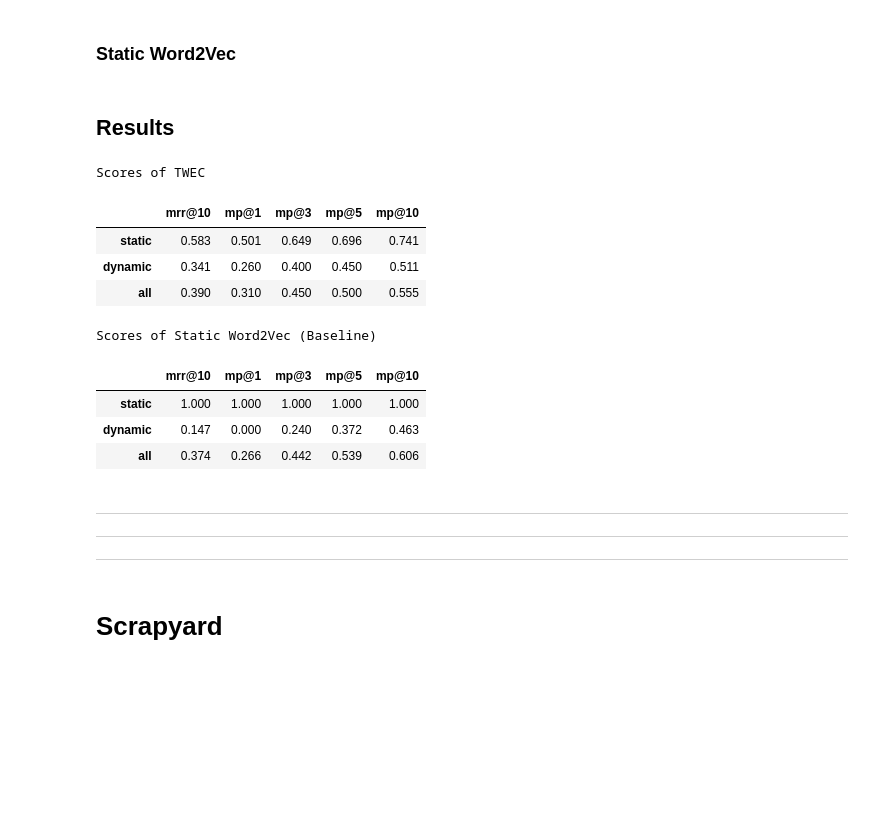
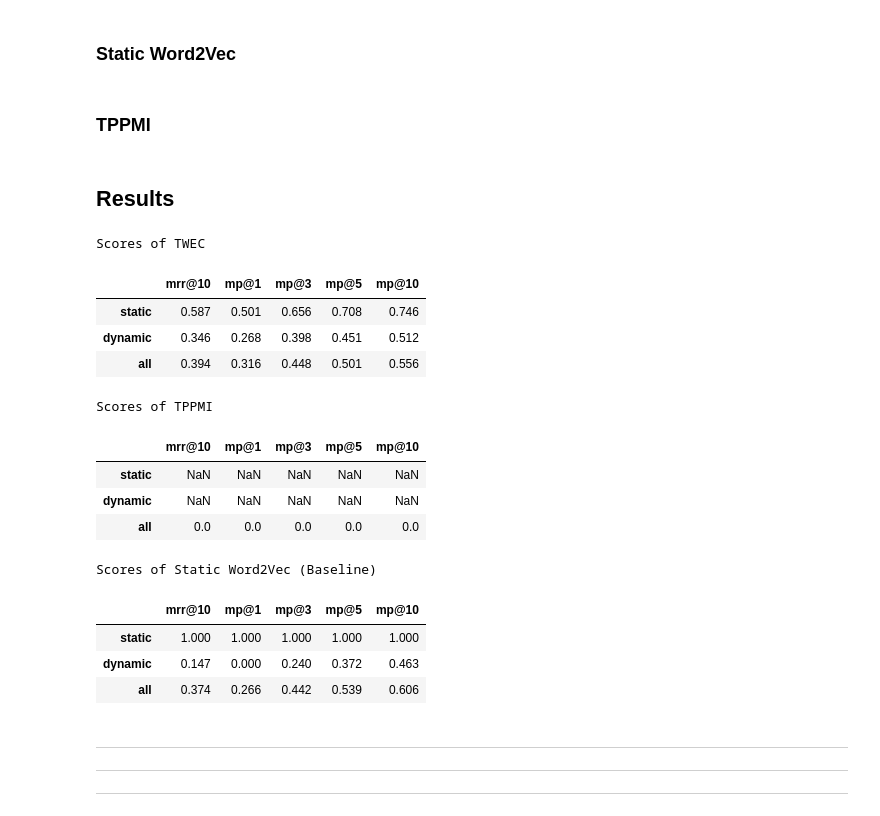
Before and after one commit to FlackoJodye1/temporal-word-embeddings, a Jupyter notebook: notebooks/analysis-quantitative/reproduction-twec-results.ipynb, the cells around one changed output. Drawn from its saved outputs; the diff is of its cells as text; code cells hidden in the pictures; blank space fills up the shorter version.

```diff
--- a/notebooks/analysis-quantitative/reproduction-twec-results.ipynb
+++ b/notebooks/analysis-quantitative/reproduction-twec-results.ipynb
@@ -523,3 +446,5 @@ for key, value in tqdm(config_dict_static.items()):
+# %%
+scores_tppmi["all"]["mrr@10"] = round(test_util.calculate_rank_metric_static(similarities_tppmi_all, test_data_1_all, metric='MRR'), 3)
 # %% [markdown]
 ## Mean Precision (@K)
 
@@ -530,37 +455,49 @@ As introduced by Yao et al.(2018) the MP@K is defined as such: consider the K wo
 for key, value in tqdm(config_dict_cade.items()):
     for k in cutoffs:
         score_key = f"mp@{k}"
-        scores_cade[key][score_key] = round(calculate_rank_metric(value[0], value[1], metric='MP', k=k), 3)
+        scores_cade[key][score_key] = round(test_util.calculate_rank_metric(value[0], value[1], metric='MP', k=k), 3)
 # %% [markdown]
 ### Static Word2Vec
 # %%
 for key, value in tqdm(config_dict_static.items()):
     for k in cutoffs:
         score_key = f"mp@{k}"
-        scores_static[key][score_key] = round(calculate_rank_metric_static(value[0], value[1], metric='MP', k=k), 3)
+        scores_static[key][score_key] = round(test_util.calculate_rank_metric_static(value[0], value[1], metric='MP', k=k), 3)
+# %% [markdown]
+### TPPMI
+# %%
+for k in cutoffs:
+    score_key = f"mp@{k}"
+    scores_tppmi["all"][score_key] = round(test_util.calculate_rank_metric_static(similarities_tppmi_all, test_data_1_all, metric='MP', k=k), 3)
 # %% [markdown]
 ## Results
 # %%
 score_table_cade = pd.DataFrame(scores_cade).T
 score_table_static = pd.DataFrame(scores_static).T
+score_table_tppmi = pd.DataFrame(scores_tppmi).T
 print("Scores of TWEC")
 display(score_table_cade)
+print("Scores of TPPMI")
+display(score_table_tppmi)
 print("Scores of Static Word2Vec (Baseline)")
 display(score_table_static)
 # %% [output]
 Scores of TWEC
 |  | mrr@10 | mp@1 | mp@3 | mp@5 | mp@10 |
-| static | 0.583 | 0.501 | 0.649 | 0.696 | 0.741 |
-| dynamic | 0.341 | 0.260 | 0.400 | 0.450 | 0.511 |
-| all | 0.390 | 0.310 | 0.450 | 0.500 | 0.555 |
+| static | 0.587 | 0.501 | 0.656 | 0.708 | 0.746 |
+| dynamic | 0.346 | 0.268 | 0.398 | 0.451 | 0.512 |
+| all | 0.394 | 0.316 | 0.448 | 0.501 | 0.556 |
-Scores of Static Word2Vec (Baseline)
+Scores of TPPMI
 |  | mrr@10 | mp@1 | mp@3 | mp@5 | mp@10 |
-| static | 1.000 | 1.000 | 1.000 | 1.000 | 1.000 |
-| dynamic | 0.147 | 0.000 | 0.240 | 0.372 | 0.463 |
-| all | 0.374 | 0.266 | 0.442 | 0.539 | 0.606 |
+| static | NaN | NaN | NaN | NaN | NaN |
+| dynamic | NaN | NaN | NaN | NaN | NaN |
+| all | 0.0 | 0.0 | 0.0 | 0.0 | 0.0 |
+Scores of Static Word2Vec (Baseline)
+|  | mrr@10 | mp@1 | mp@3 | mp@5 | mp@10 |
+| static | 1.000 | 1.000 | 1.000 | 1.000 | 1.000 |
+| dynamic | 0.147 | 0.000 | 0.240 | 0.372 | 0.463 |
+| all | 0.374 | 0.266 | 0.442 | 0.539 | 0.606 |
 # %% [markdown]
 ----------------------------------------------------------------------------------------------------------------
 ----------------------------------------------------------------------------------------------------------------
 ----------------------------------------------------------------------------------------------------------------
-# %% [markdown]
-# Scrapyard
```
Also changed, not shown: parts of 36 cells of this notebook, 11 other files.
